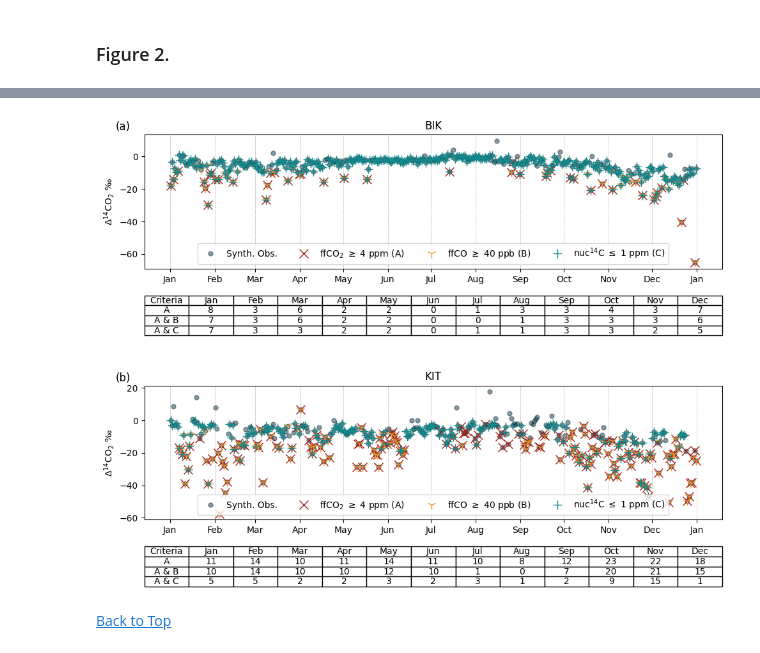
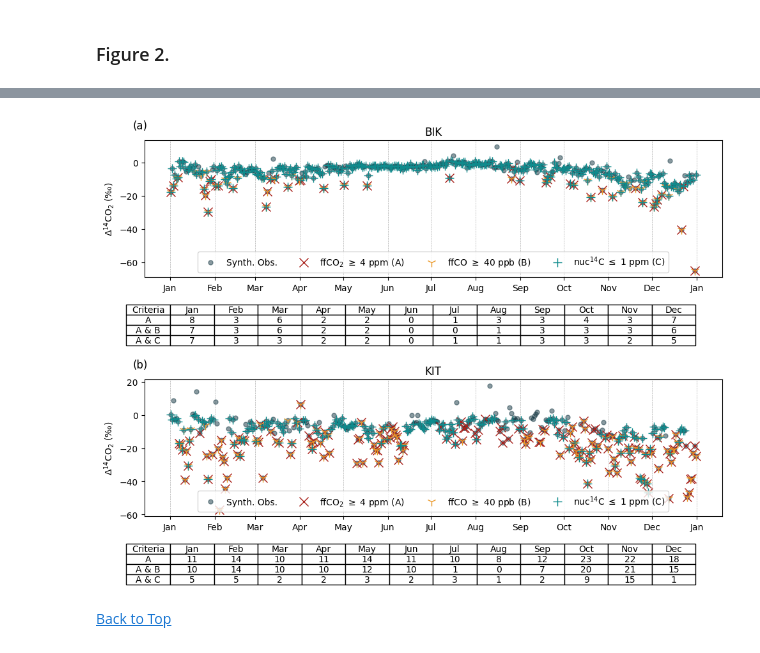
Before and after one commit to cdgomezo/assets-corso-campaign, a Jupyter notebook: AssetsPaper2.ipynb, the cells around one changed output, grey strips where cells are left out. Drawn from its saved outputs; the diff is of its cells as text; code cells hidden in the pictures.

```diff
--- a/AssetsPaper2.ipynb
+++ b/AssetsPaper2.ipynb
@@ -178,39 +124,40 @@ for i, site in enumerate(['BIK', 'KIT']):
     monthly_counts = numeric_columns.resample('M').sum()
 
     table_data = [
         ['A'] + list(monthly_counts['ffCO2']),
         ['A & B'] + list((monthly_counts['ffCO2_ffCO'])),
         ['A & C'] + list((monthly_counts['ffCO2_nuc14C']))
     ]
 
-    months = mdates.MonthLocator()  # set the locator to months
+    months = mdates.MonthLocator(interval=1)  # set the locator to months
     date_fmt = mdates.DateFormatter('%b')  # set the formatter to month abbreviations
     ax[i].xaxis.set_major_locator(months)
     ax[i].xaxis.set_major_formatter(date_fmt)
     # Make the x-axis label horizontal
     for tick in ax[i].get_xticklabels():
        tick.set_rotation(0)
        tick.set_horizontalalignment("center")
 
     months_labels = [datetime(2018, m, 1).strftime('%b') for m in range(1, 13)]
-    table = ax[i].table(cellText=table_data, colLabels=['Criteria'] + months_labels, cellLoc='center', loc='bottom', bbox=[0, -0.5, 1, 0.3])
+    table = ax[i].table(cellText=table_data, colLabels=['Criteria'] + months_labels, cellLoc='center', loc='bottom', bbox=[-0.031, -0.5, 0.985, 0.3])
     table.auto_set_font_size(False)
     table.set_fontsize(10)
-    table.scale(1, 1.2)
+    table.scale(1, 1)
 
-    ax[i].set_ylabel(r'$\Delta^{14}$CO$_2$ ‰')
+    ax[i].set_ylabel(r'$\Delta^{14}$CO$_2$ (‰)')
 
     ax[i].legend(ncols=4, loc='lower center')#, frameon=False)
     ax[i].set_title(site)
 
     # Add letter labels
-    ax[i].text(-0.05, 1.1, f'({chr(97 + i)})', transform=ax[i].transAxes, fontsize=12, va='top')
+    ax[i].text(-0.02, 1.15, f'({chr(97 + i)})', transform=ax[i].transAxes, fontsize=12, va='top')
 
 f.tight_layout()
+f.subplots_adjust(hspace=0.75)
 
 f.savefig('figures/fig2.png', dpi=300, bbox_inches='tight')
 # %% [output]
-[figure, old version]
+[figure, new version]
 # %% [markdown]
 [Back to Top](#top)
 # %% [markdown]
```
Also changed, not shown: parts of 26 cells of this notebook, 29 other files.
